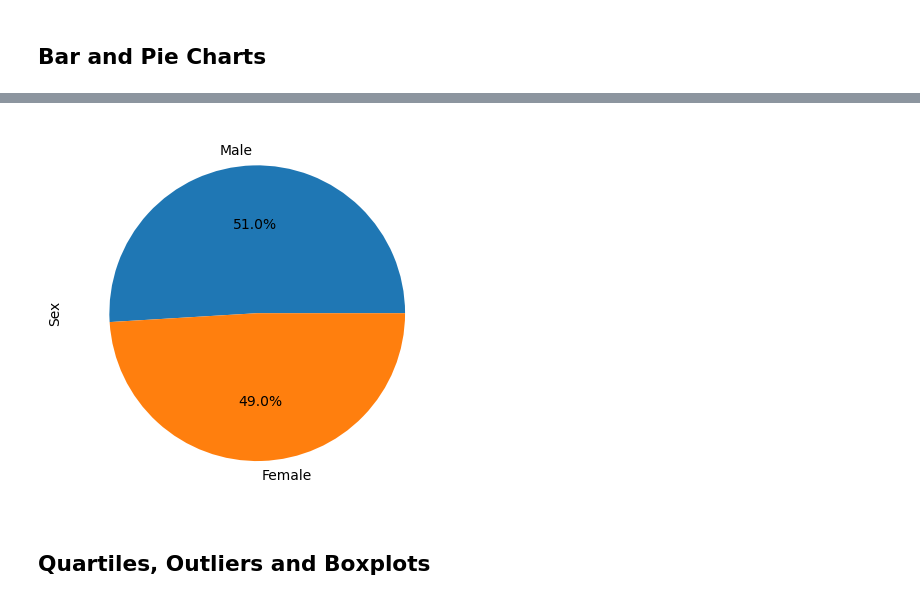
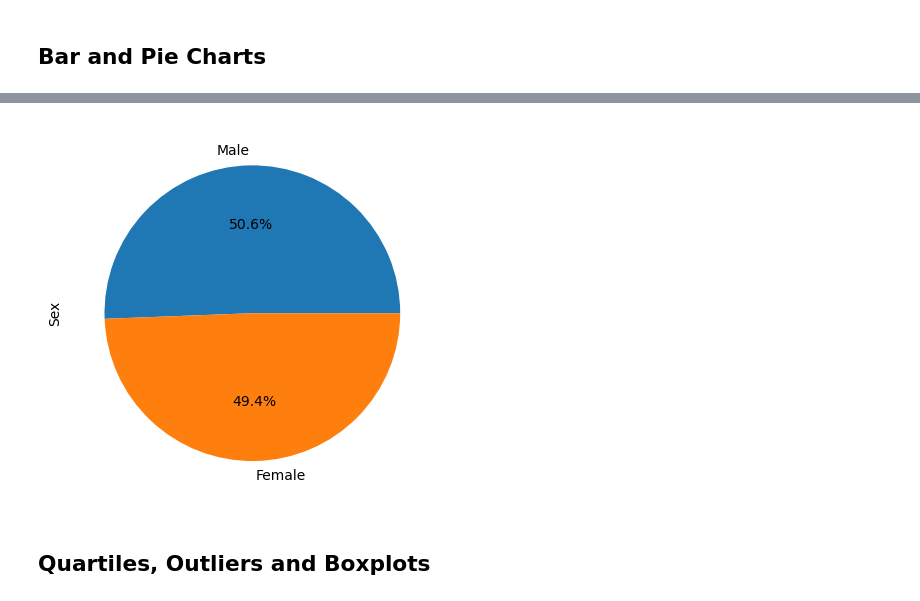
Before and after one commit to luisrodriguezror/challenge5, a Jupyter notebook: pymaceuticals_starter.ipynb, the cells around one changed output, grey strips where cells are left out. Drawn from its saved outputs; the diff is of its cells as text; code cells hidden in the pictures.

```diff
--- a/pymaceuticals_starter.ipynb
+++ b/pymaceuticals_starter.ipynb
@@ -175,3 +171,8 @@ Name: count, dtype: int64
 # %%
 # Generate a pie plot showing the distribution of female versus male mice using Pandas
+gender = mouse_df["Sex"].value_counts()
+
+gender.plot(kind="pie",autopct='%1.1f%%')
+plt.ylabel('Sex')
+plt.show()
 # %% [output]
@@ -179,7 +180,14 @@ Name: count, dtype: int64
 # %%
 # Generate a pie plot showing the distribution of female versus male mice using pyplot
+labels = gender.index
+
+plt.pie(gender,labels=labels,autopct='%1.1f%%')
+
+
+plt.ylabel('Sex')
+plt.show()
 # %% [output]
-[figure, old version]
+[figure, new version]
 # %% [markdown]
 ## Quartiles, Outliers and Boxplots
 # %%
```
Also changed, not shown: parts of 4 cells of this notebook.
